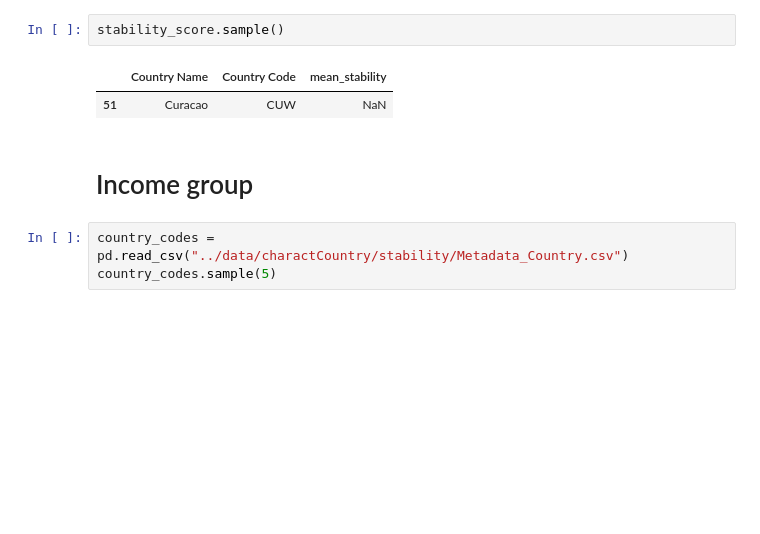
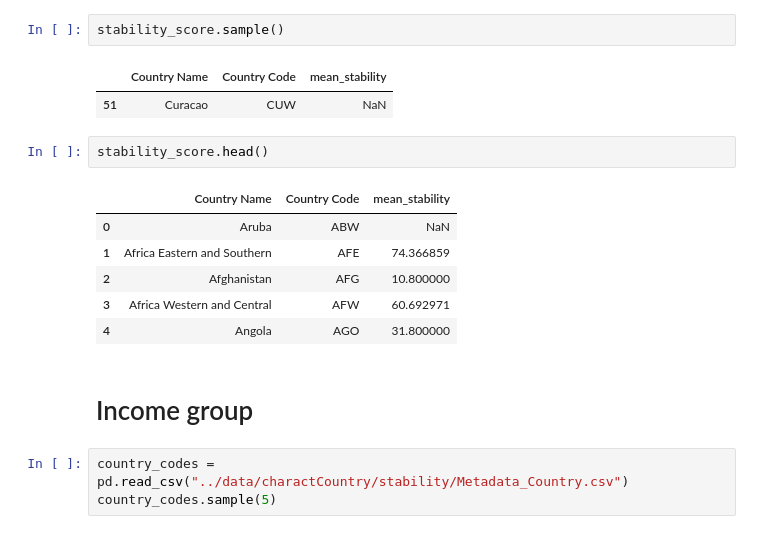
Before and after one commit to MartaGDC/Queering-the-map, a Jupyter notebook: notebooks/3. Country characteristics.ipynb, the cells around one changed output. Saved outputs shown, nothing was run; the diff lists cells and outputs as text; blank space fills up the shorter version.

```diff
--- a/notebooks/3. Country characteristics.ipynb
+++ b/notebooks/3. Country characteristics.ipynb
@@ -56,6 +56,15 @@ stability_score.sample()
 # %% [output]
 |  | Country Name | Country Code | mean_stability |
 | 51 | Curacao | CUW | NaN |
+# %%
+stability_score.head()
+# %% [output]
+|  | Country Name | Country Code | mean_stability |
+| 0 | Aruba | ABW | NaN |
+| 1 | Africa Eastern and Southern | AFE | 74.366859 |
+| 2 | Afghanistan | AFG | 10.800000 |
+| 3 | Africa Western and Central | AFW | 60.692971 |
+| 4 | Angola | AGO | 31.800000 |
 # %% [markdown]
 # Income group
 # %%
```
Also changed, not shown: parts of 92 cells of this notebook, 9 other files.
